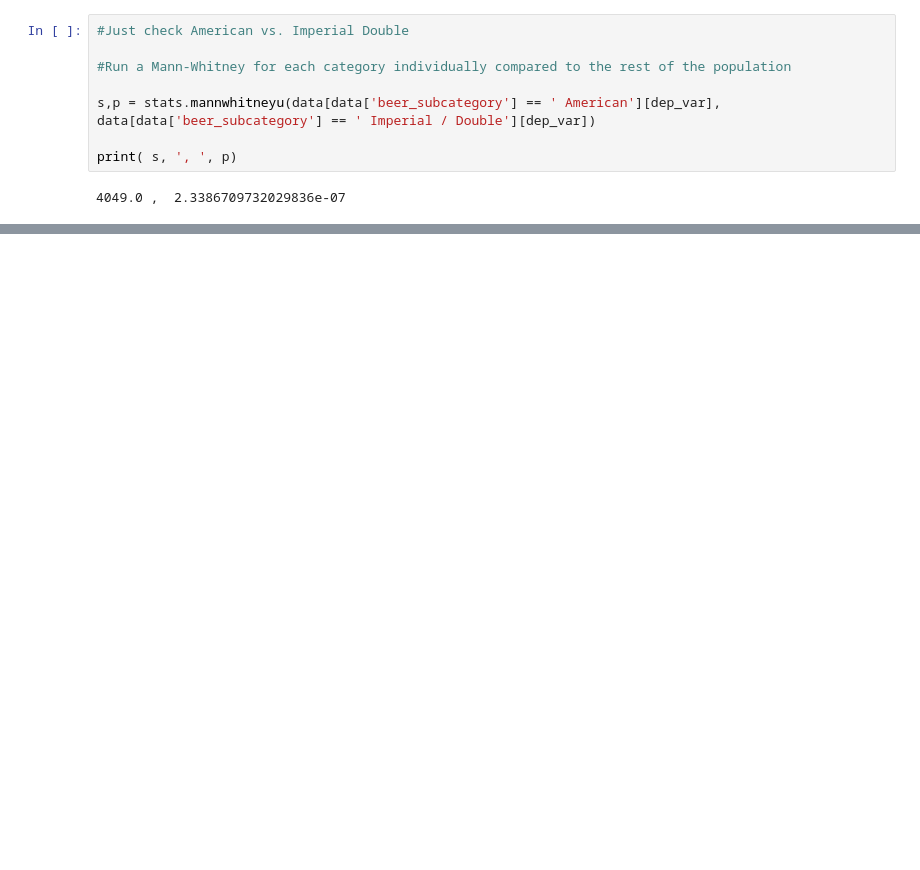
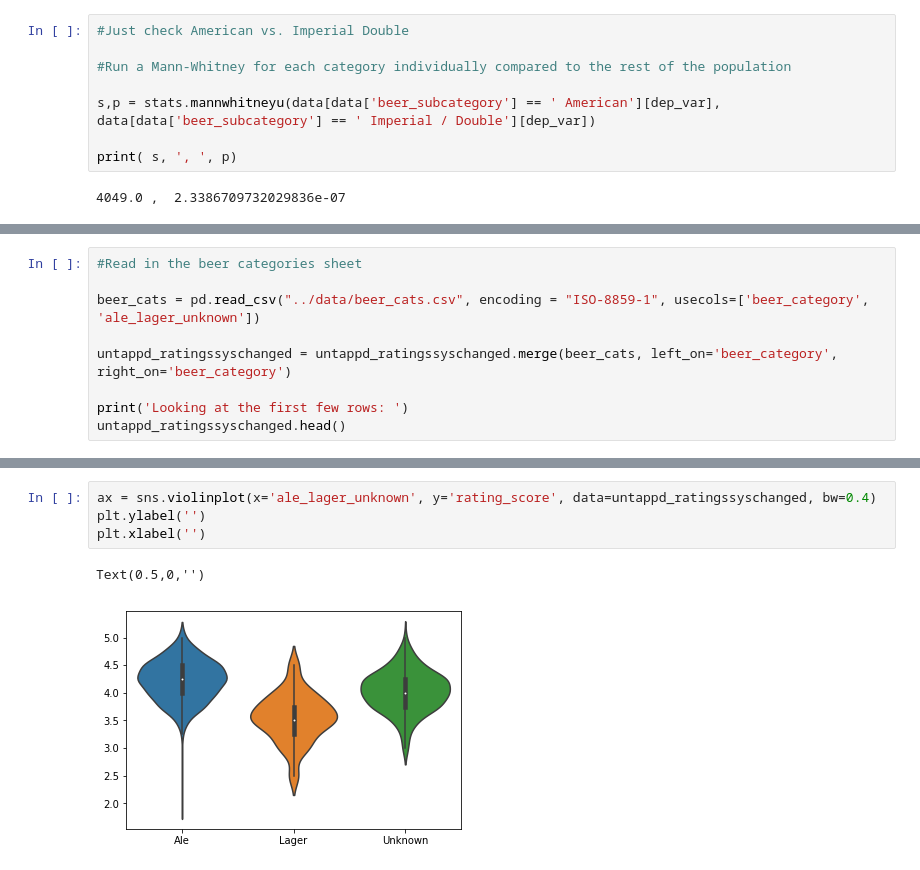
Before and after one commit to amrdixon/untappd, a Jupyter notebook: main/type_analysis.ipynb, the cells around one changed output, grey strips where cells are left out. Cells and saved outputs as stored; diff of their text form; blank space fills up the shorter version.

Commit message:
Added lager vs. ale analysis.

```diff
--- a/main/type_analysis.ipynb
+++ b/main/type_analysis.ipynb
@@ -771,0 +759,9 @@ Unfortunately, the Untappd dataset wasn't sorted between ales vs. lagers, so I h
+# %%
+#Read in the beer categories sheet
+
+beer_cats = pd.read_csv("../data/beer_cats.csv", encoding = "ISO-8859-1", usecols=['beer_category', 'ale_lager_unknown'])
+
+untappd_ratingssyschanged = untappd_ratingssyschanged.merge(beer_cats, left_on='beer_category', right_on='beer_category')
+
+print('Looking at the first few rows: ')
+untappd_ratingssyschanged.head()
@@ -771,0 +816,7 @@ Unfortunately, the Untappd dataset wasn't sorted between ales vs. lagers, so I h
+# %%
+ax = sns.violinplot(x='ale_lager_unknown', y='rating_score', data=untappd_ratingssyschanged, bw=0.4)
+plt.ylabel('')
+plt.xlabel('')
+# %% [output]
+Text(0.5,0,'')
+[figure, added]
```
Also changed, not shown: parts of 9 cells of this notebook, 1 other file.
